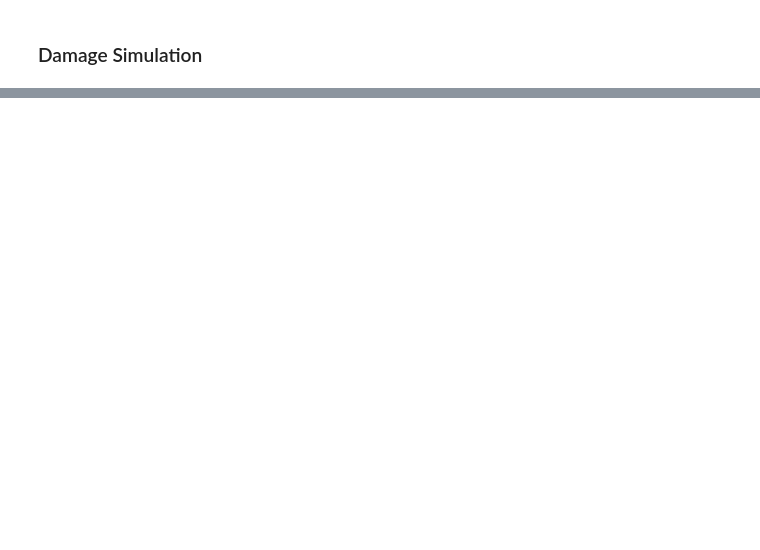
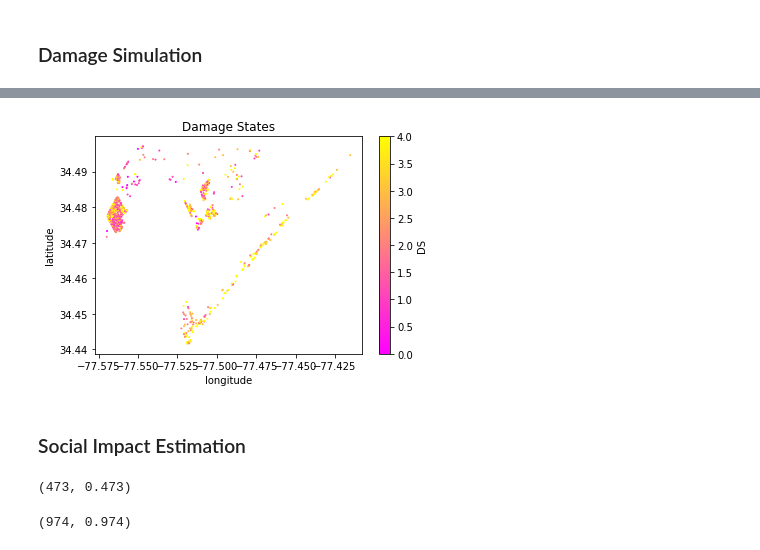
Before and after one commit to rxm562/SHRA, a Jupyter notebook: Scenario Hurricane Risk Analysis.ipynb, the cells around one changed output, grey strips where cells are left out. Cells and saved outputs as stored; diff of their text form; code cells hidden in the pictures; blank space fills up the shorter version.

```diff
--- a/Scenario Hurricane Risk Analysis.ipynb
+++ b/Scenario Hurricane Risk Analysis.ipynb
@@ -887,0 +114,15 @@ plt.grid(False)
+# %%
+#Plotting Damage States
+x = dmg.x*1
+y = dmg.y
+fig = plt.figure(figsize=(6,4))
+plt.scatter(-x, y, c=dmg.dmg, s=1)
+plt.spring()
+plt.colorbar(label='DS')
+# plt.axis(aspect='equal')
+plt.xlabel('longitude')
+plt.ylabel('latitude')
+plt.title('Damage States');
+plt.show()
+# %% [output]
+[figure, added]
@@ -887,0 +131,18 @@ plt.grid(False)
+# %% [markdown]
+### Social Impact Estimation
+# %%
+# no. of dislocated buildings
+n_dis=dmg[dmg.dmg>2].shape[0]
+
+# no. of dislocated persons
+dis_percent=dmg[dmg.dmg>2].shape[0]/dmg.dmg.value_counts().sum()
+n_dis, dis_percent
+# %% [output]
+(473, 0.473)
+# %%
+n_damaged=dmg.dmg.value_counts().sum()-dmg[dmg.dmg==0].shape[0]
+# damaged households(%)
+d_percent=1-(dmg[dmg.dmg==0].shape[0]/dmg.dmg.value_counts().sum())
+n_damaged, d_percent
+# %% [output]
+(974, 0.974)
```
Also changed, not shown: parts of 114 cells of this notebook, 5 other files.
